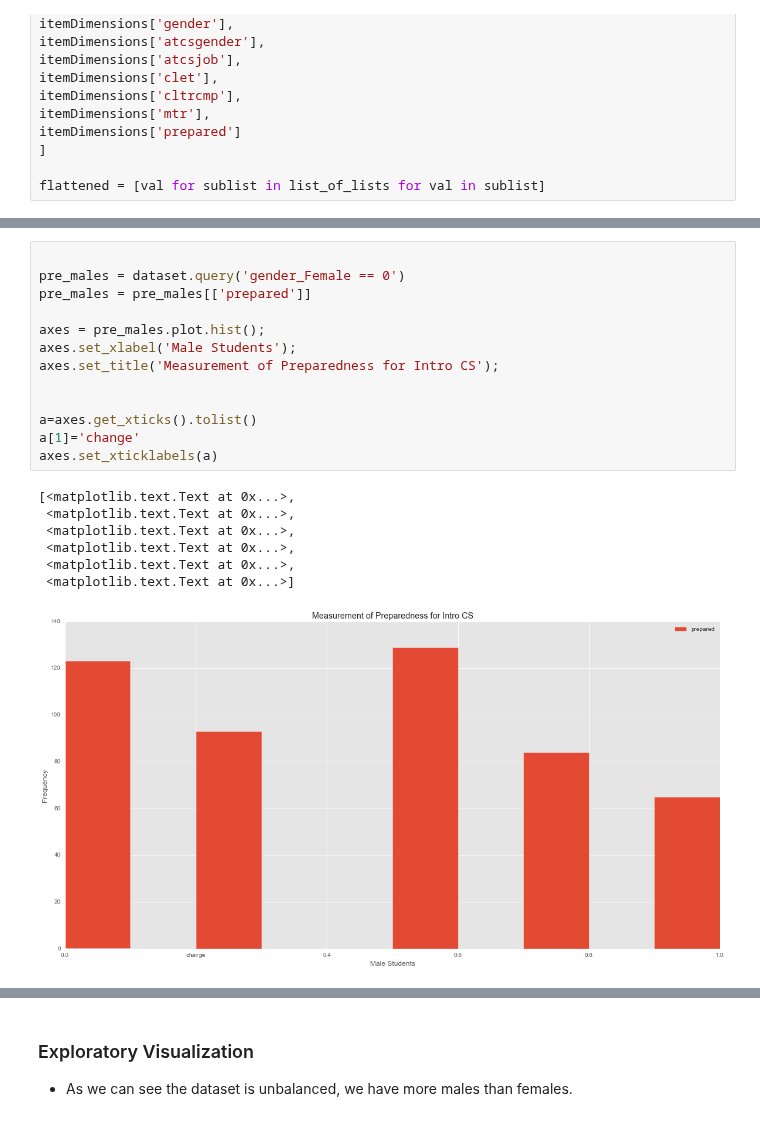
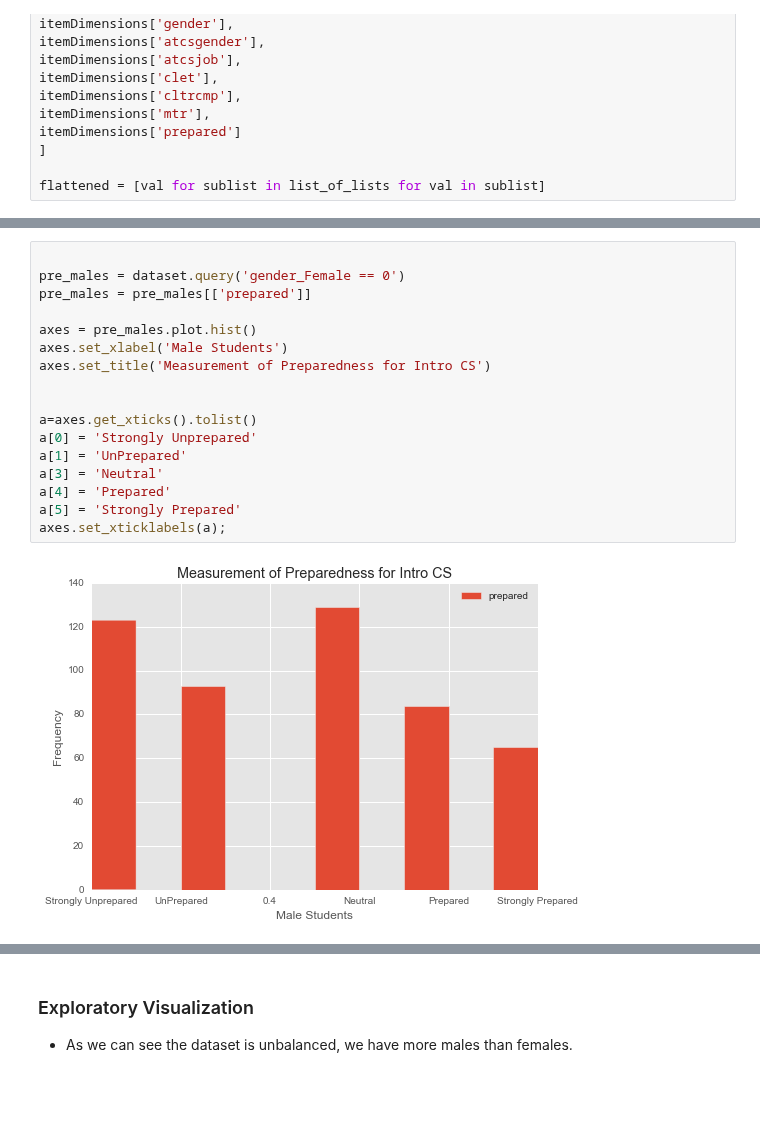
Before and after one commit to omoju/IntroCSExperiencePrediction, a Jupyter notebook: genderedCSExperience.ipynb, the cells around one changed output, grey strips where cells are left out. Drawn from its saved outputs; the diff is of its cells as text; blank space fills up the shorter version.

```diff
--- a/genderedCSExperience.ipynb
+++ b/genderedCSExperience.ipynb
@@ -174,24 +174,22 @@ blg_4          In this class, I feel like I matter.
 # %%
 
 pre_males = dataset.query('gender_Female == 0')
 pre_males = pre_males[['prepared']]
 
-axes = pre_males.plot.hist();
-axes.set_xlabel('Male Students');
-axes.set_title('Measurement of Preparedness for Intro CS');
+axes = pre_males.plot.hist()
+axes.set_xlabel('Male Students')
+axes.set_title('Measurement of Preparedness for Intro CS')
 
 
 a=axes.get_xticks().tolist()
-a[1]='change'
-axes.set_xticklabels(a)
+a[0] = 'Strongly Unprepared'
+a[1] = 'UnPrepared'
+a[3] = 'Neutral'
+a[4] = 'Prepared'
+a[5] = 'Strongly Prepared'
+axes.set_xticklabels(a);
 # %% [output]
-[<matplotlib.text.Text at 0x...>,
- <matplotlib.text.Text at 0x...>,
- <matplotlib.text.Text at 0x...>,
- <matplotlib.text.Text at 0x...>,
- <matplotlib.text.Text at 0x...>,
- <matplotlib.text.Text at 0x...>]
-[figure, old version]
+[figure, new version]
 # %%
 pre_females = dataset.query('gender_Female == 1')
 pre_females = pre_females[['prepared']]
```
Also changed, not shown: parts of 3 cells of this notebook, 6 other files.
